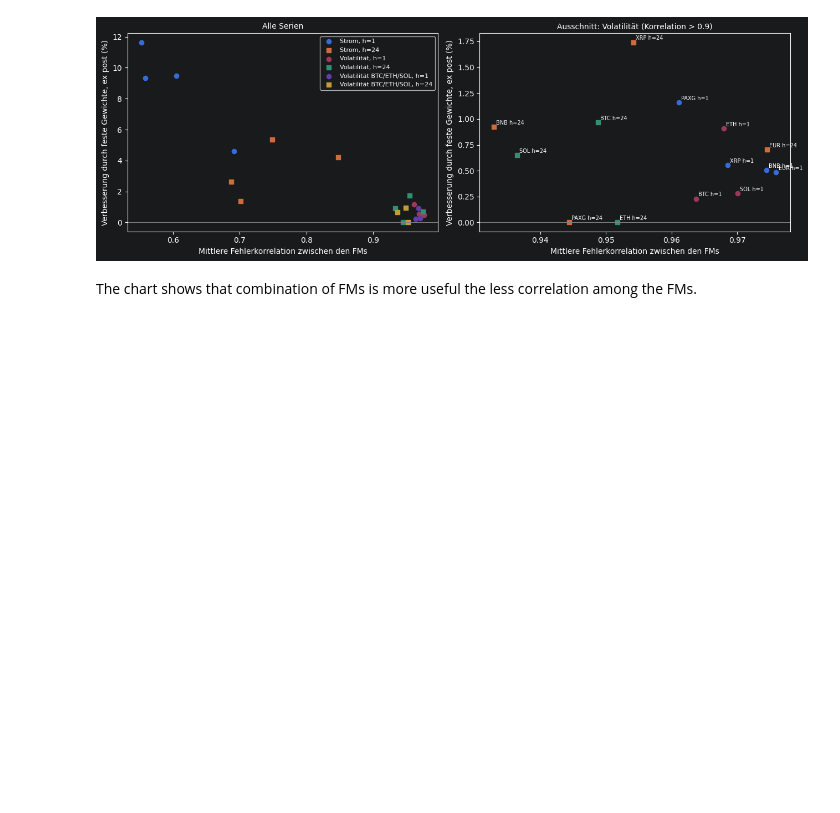
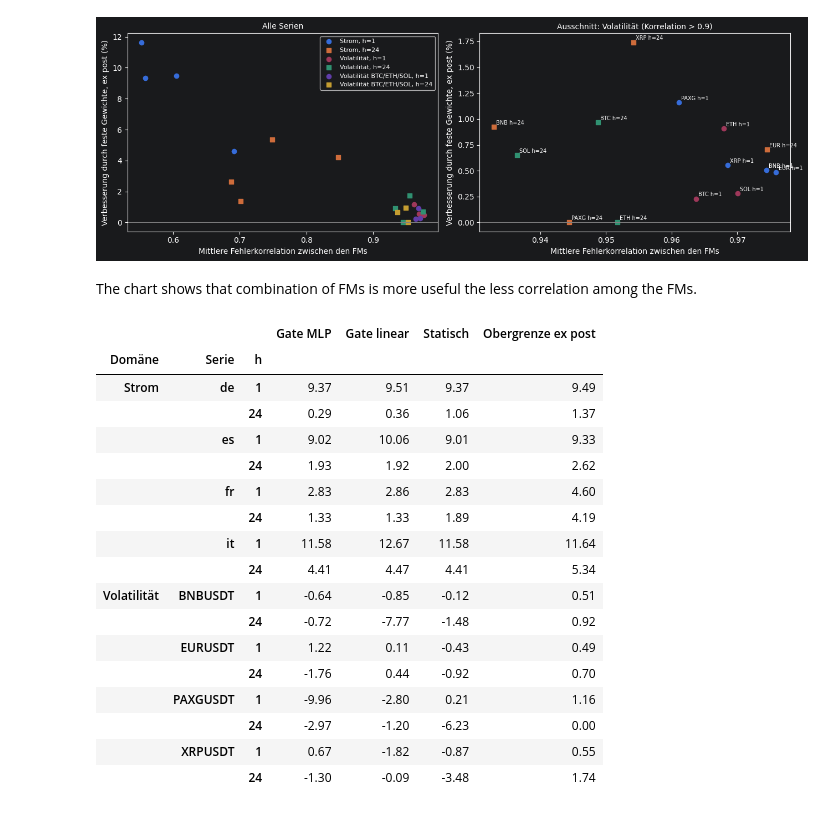
Before and after one commit to ihringerlinus/Learning_to_Forecast_Time-Series_with_Multiple_Experts, a Jupyter notebook: src/08_correlation_vs_win.ipynb, the cells around one changed output. Cells and saved outputs as stored; diff of their text form; code cells hidden in the pictures; blank space fills up the shorter version.

```diff
--- a/src/08_correlation_vs_win.ipynb
+++ b/src/08_correlation_vs_win.ipynb
@@ -83,3 +81,43 @@ plt.show()
 [figure]
 # %% [markdown]
 The chart shows that combination of FMs is more useful the less correlation among the FMs.
+# %%
+OOS = {"Volatilität": ("06_res.parquet", "qlike"), "Strom": ("07_res.parquet", "ape")}
+METH = ["Statisch", "Gate linear", "Gate MLP"]
+
+rows = []
+for domain, (fname, kind) in OOS.items():
+    r = pd.read_parquet(Path("results/forecasts") / fname)
+    r = r[r["pool"] == "4 FMs"].copy()                       # gleicher Pool wie die Obergrenze
+    r["l"] = loss(kind, r["y"].to_numpy(), r["mean"].to_numpy())
+    for (sid, h), g in r.groupby(["sid", "h"]):
+        Lm = g.groupby("model")["l"].mean()
+        best = Lm[[m for m in FMS if m in Lm]].min()          # bestes einzelnes FM, ex post
+        for m in METH:
+            rows.append({"Domäne": domain, "Serie": sid, "h": h, "Methode": m,
+                         "OOS %": -100 * (Lm[m] / best - 1)})
+
+oos = pd.DataFrame(rows)
+cmp = oos.merge(pts[["Domäne", "Serie", "h", "Korrelation", "Verbesserung %"]], on=["Domäne", "Serie", "h"])
+display(cmp.pivot_table(index=["Domäne", "Serie", "h"], columns="Methode", values="OOS %")
+           .join(cmp.groupby(["Domäne", "Serie", "h"])["Verbesserung %"].first().rename("Obergrenze ex post"))
+           .round(2))
+# %% [output]
+|  |  |  | Gate MLP | Gate linear | Statisch | Obergrenze ex post |
+| Domäne | Serie | h |  |  |  |  |
+| Strom | de | 1 | 9.37 | 9.51 | 9.37 | 9.49 |
+|  |  | 24 | 0.29 | 0.36 | 1.06 | 1.37 |
+|  | es | 1 | 9.02 | 10.06 | 9.01 | 9.33 |
+|  |  | 24 | 1.93 | 1.92 | 2.00 | 2.62 |
+|  | fr | 1 | 2.83 | 2.86 | 2.83 | 4.60 |
+|  |  | 24 | 1.33 | 1.33 | 1.89 | 4.19 |
+|  | it | 1 | 11.58 | 12.67 | 11.58 | 11.64 |
+|  |  | 24 | 4.41 | 4.47 | 4.41 | 5.34 |
+| Volatilität | BNBUSDT | 1 | -0.64 | -0.85 | -0.12 | 0.51 |
+|  |  | 24 | -0.72 | -7.77 | -1.48 | 0.92 |
+|  | EURUSDT | 1 | 1.22 | 0.11 | -0.43 | 0.49 |
+|  |  | 24 | -1.76 | 0.44 | -0.92 | 0.70 |
+|  | PAXGUSDT | 1 | -9.96 | -2.80 | 0.21 | 1.16 |
+|  |  | 24 | -2.97 | -1.20 | -6.23 | 0.00 |
+|  | XRPUSDT | 1 | 0.67 | -1.82 | -0.87 | 0.55 |
+|  |  | 24 | -1.30 | -0.09 | -3.48 | 1.74 |
```
Also changed, not shown: parts of 8 cells of this notebook.
